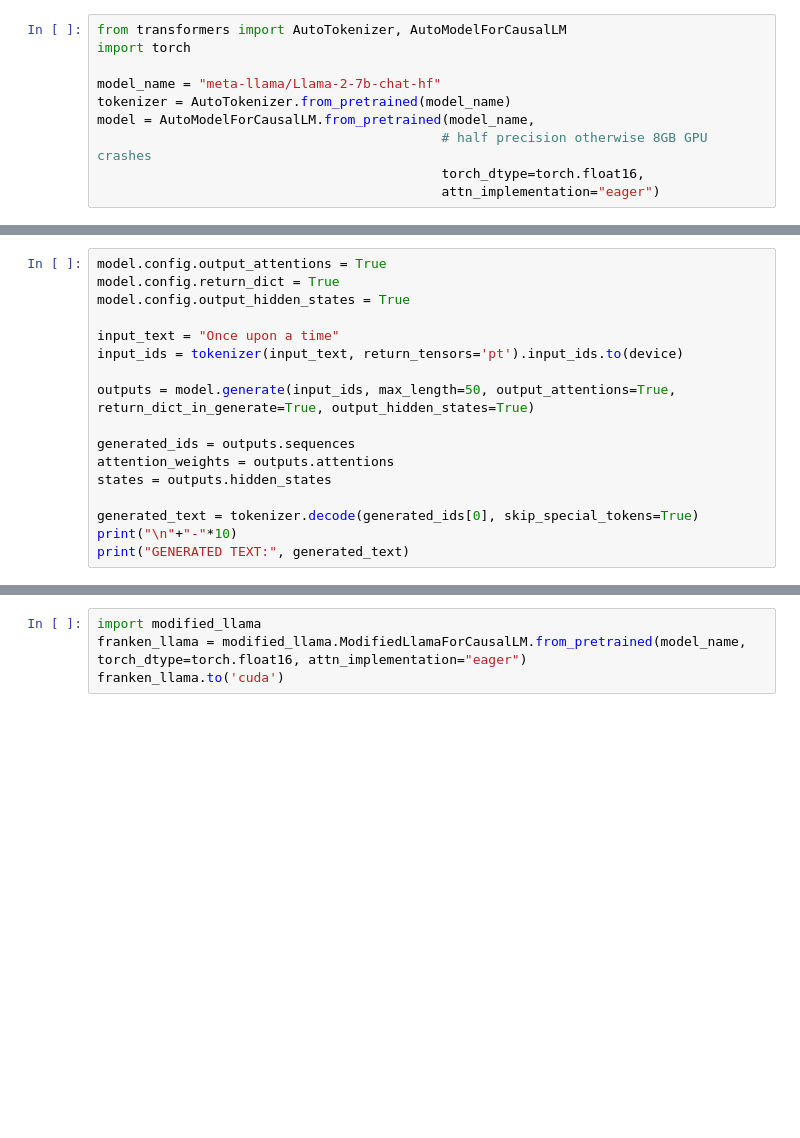
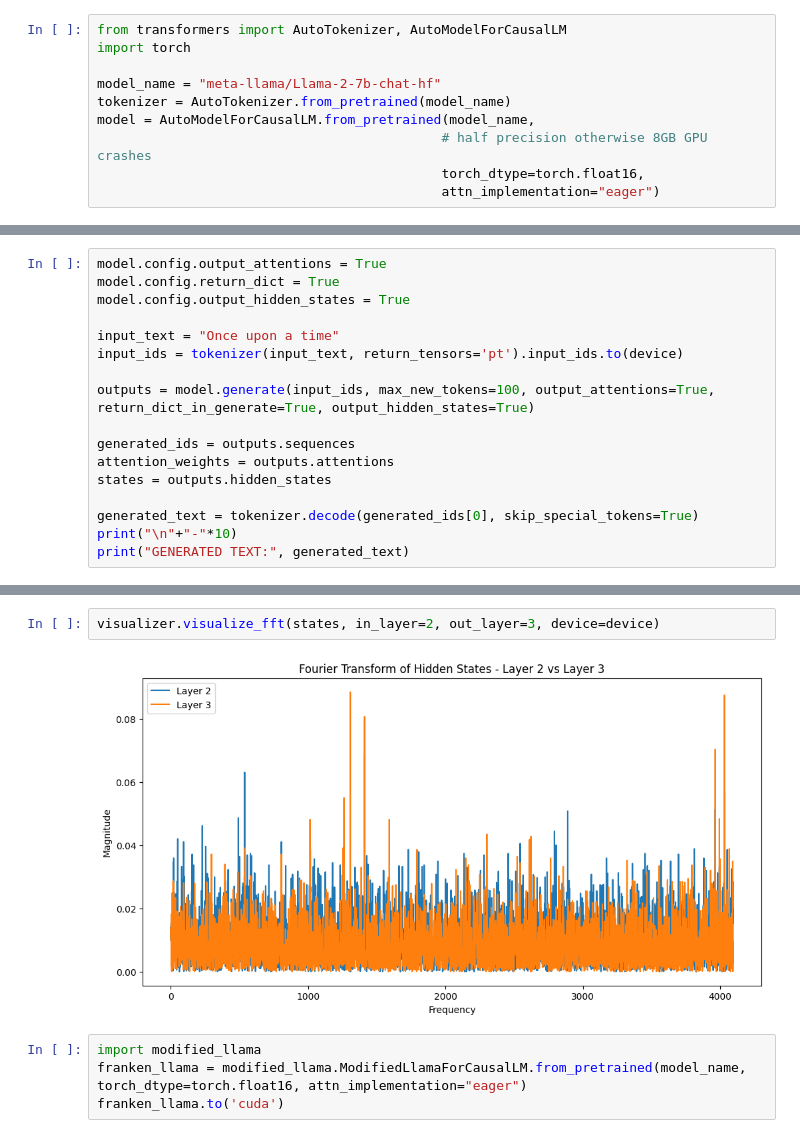
Before and after one commit to AngeloGalav/franken-llama, a Jupyter notebook: playground.ipynb, the cells around one changed output, grey strips where cells are left out. Cells and saved outputs as stored; diff of their text form; blank space fills up the shorter version.

```diff
--- a/playground.ipynb
+++ b/playground.ipynb
@@ -83,7 +93,7 @@ model.config.output_hidden_states = True
 input_text = "Once upon a time"
 input_ids = tokenizer(input_text, return_tensors='pt').input_ids.to(device)
 
-outputs = model.generate(input_ids, max_length=50, output_attentions=True, return_dict_in_generate=True, output_hidden_states=True)
+outputs = model.generate(input_ids, max_new_tokens=100, output_attentions=True, return_dict_in_generate=True, output_hidden_states=True)
 
 generated_ids = outputs.sequences
 attention_weights = outputs.attentions
@@ -95,3 +111,7 @@ print("GENERATED TEXT:", generated_text)
+# %%
+visualizer.visualize_fft(states, in_layer=2, out_layer=3, device=device)
+# %% [output]
+[figure, added]
 # %%
 import modified_llama
 franken_llama = modified_llama.ModifiedLlamaForCausalLM.from_pretrained(model_name, torch_dtype=torch.float16, attn_implementation="eager")
```
Also changed, not shown: parts of 6 cells of this notebook, 2 other files.
